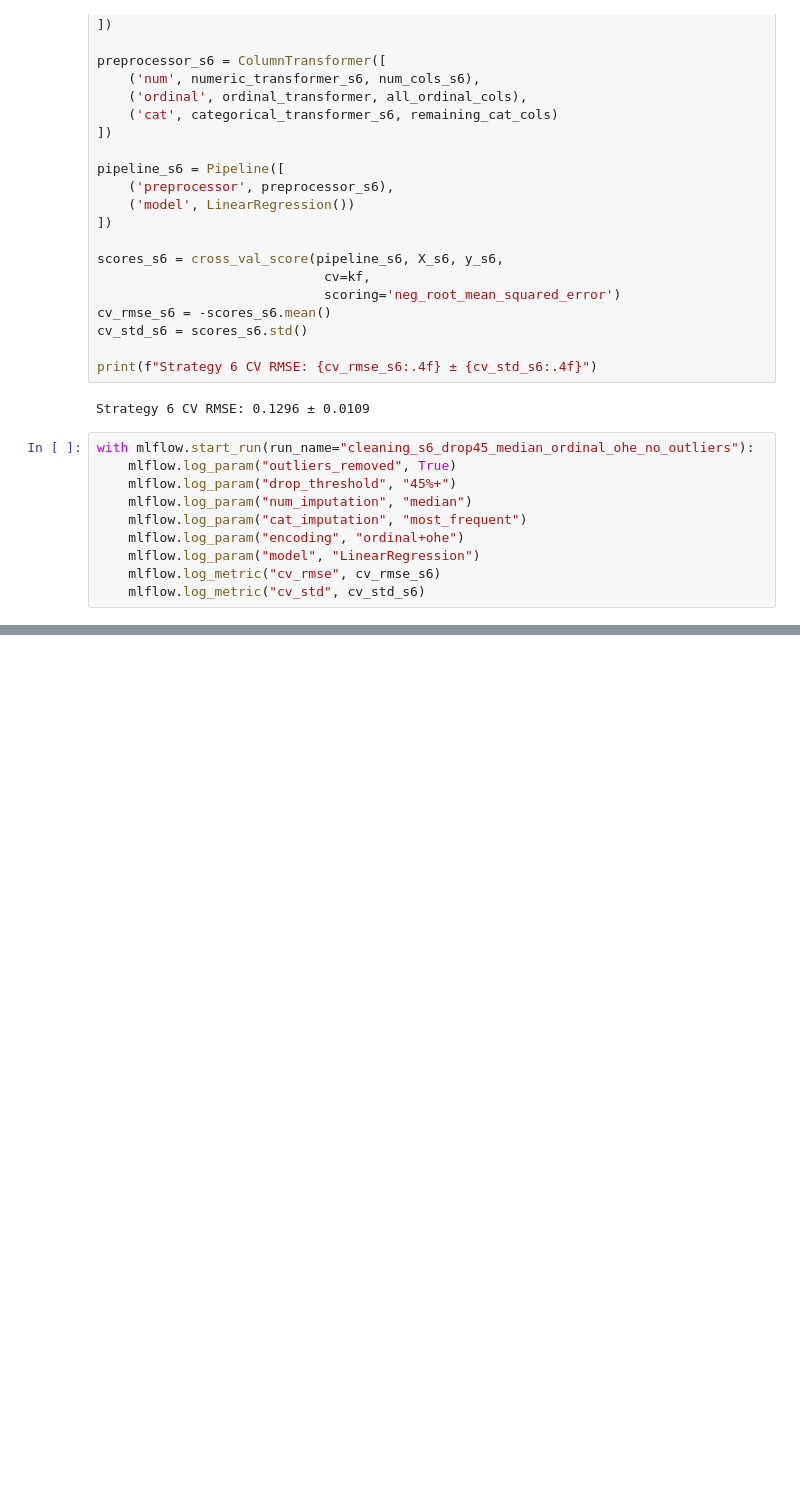
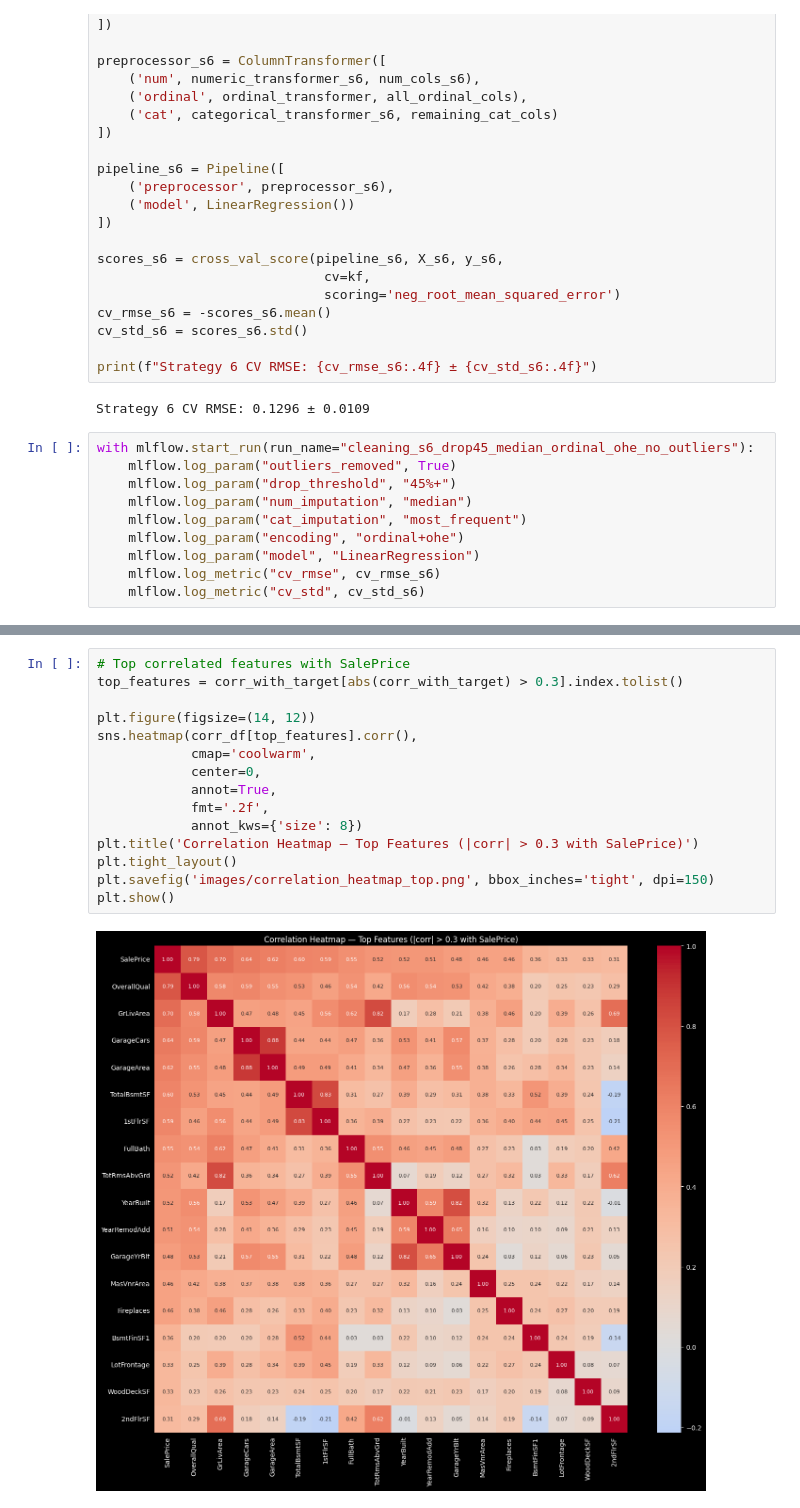
Before and after one commit to lukaxizo5/House-Prices, a Jupyter notebook: model_experiment.ipynb, the cells around one changed output, grey strips where cells are left out. Cells and saved outputs as stored; diff of their text form; blank space fills up the shorter version.

```diff
--- a/model_experiment.ipynb
+++ b/model_experiment.ipynb
@@ -584,0 +612,17 @@ with mlflow.start_run(run_name="cleaning_s6_drop45_median_ordinal_ohe_no_outlier
+# %%
+# Top correlated features with SalePrice
+top_features = corr_with_target[abs(corr_with_target) > 0.3].index.tolist()
+
+plt.figure(figsize=(14, 12))
+sns.heatmap(corr_df[top_features].corr(),
+            cmap='coolwarm',
+            center=0,
+            annot=True,
+            fmt='.2f',
+            annot_kws={'size': 8})
+plt.title('Correlation Heatmap — Top Features (|corr| > 0.3 with SalePrice)')
+plt.tight_layout()
+plt.savefig('images/correlation_heatmap_top.png', bbox_inches='tight', dpi=150)
+plt.show()
+# %% [output]
+[figure, added]
```
Also changed, not shown: parts of 61 cells of this notebook, 15 other files.
